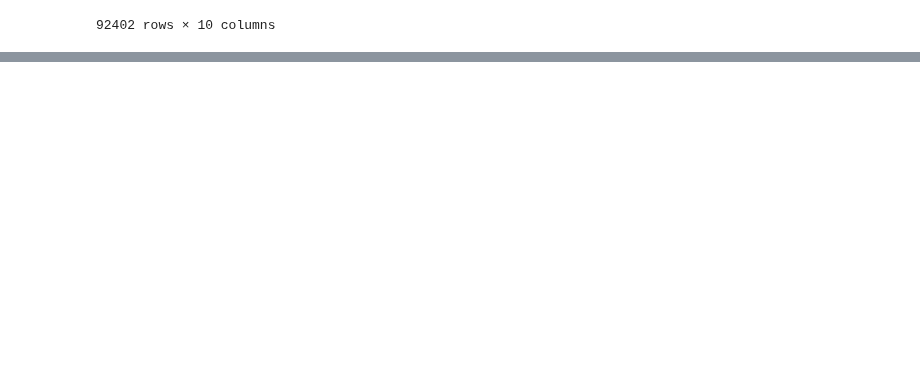
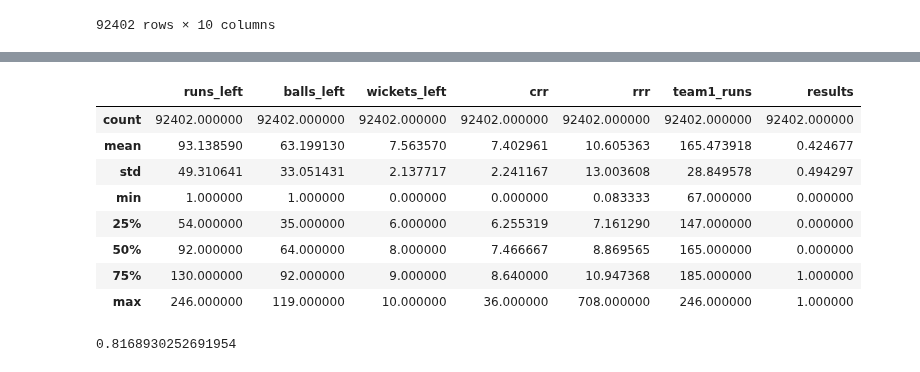
Before and after one commit to bainskarman/projects, a Jupyter notebook: IPL Winner Prediction/notebook.ipynb, the cells around one changed output, grey strips where cells are left out. Saved outputs shown, nothing was run; the diff lists cells and outputs as text; code cells hidden in the pictures; blank space fills up the shorter version.

```diff
--- a/IPL Winner Prediction/notebook.ipynb
+++ b/IPL Winner Prediction/notebook.ipynb
@@ -323,0 +340,12 @@ df=df.sample(df.shape[0])
+# %%
+fdf.describe()
+# %% [output]
+|  | runs_left | balls_left | wickets_left | crr | rrr | team1_runs | results |
+| count | 92402.000000 | 92402.000000 | 92402.000000 | 92402.000000 | 92402.000000 | 92402.000000 | 92402.000000 |
+| mean | 93.138590 | 63.199130 | 7.563570 | 7.402961 | 10.605363 | 165.473918 | 0.424677 |
+| std | 49.310641 | 33.051431 | 2.137717 | 2.241167 | 13.003608 | 28.849578 | 0.494297 |
+| min | 1.000000 | 1.000000 | 0.000000 | 0.000000 | 0.083333 | 67.000000 | 0.000000 |
+| 25% | 54.000000 | 35.000000 | 6.000000 | 6.255319 | 7.161290 | 147.000000 | 0.000000 |
+| 50% | 92.000000 | 64.000000 | 8.000000 | 7.466667 | 8.869565 | 165.000000 | 0.000000 |
+| 75% | 130.000000 | 92.000000 | 9.000000 | 8.640000 | 10.947368 | 185.000000 | 1.000000 |
+| max | 246.000000 | 119.000000 | 10.000000 | 36.000000 | 708.000000 | 246.000000 | 1.000000 |
@@ -323,0 +363,9 @@ df=df.sample(df.shape[0])
+# %%
+pipeline = Pipeline([
+    ('transformer', transformer),
+    ('model', LogisticRegression(solver='liblinear'))])
+pipeline.fit(X_train,y_train)
+pred=pipeline.predict(X_test)
+accuracy_score(y_test,pred)
+# %% [output]
+0.8168930252691954
```
Also changed, not shown: parts of 12 cells of this notebook.
